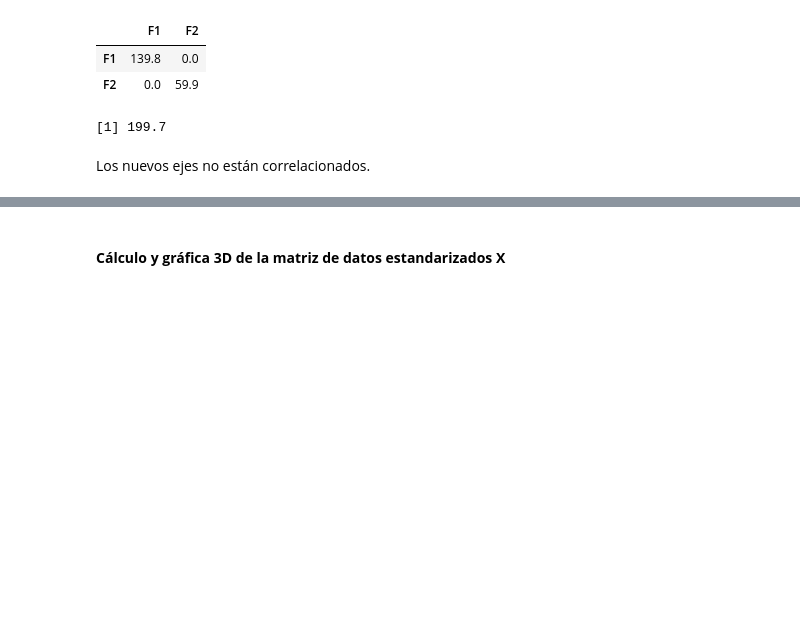
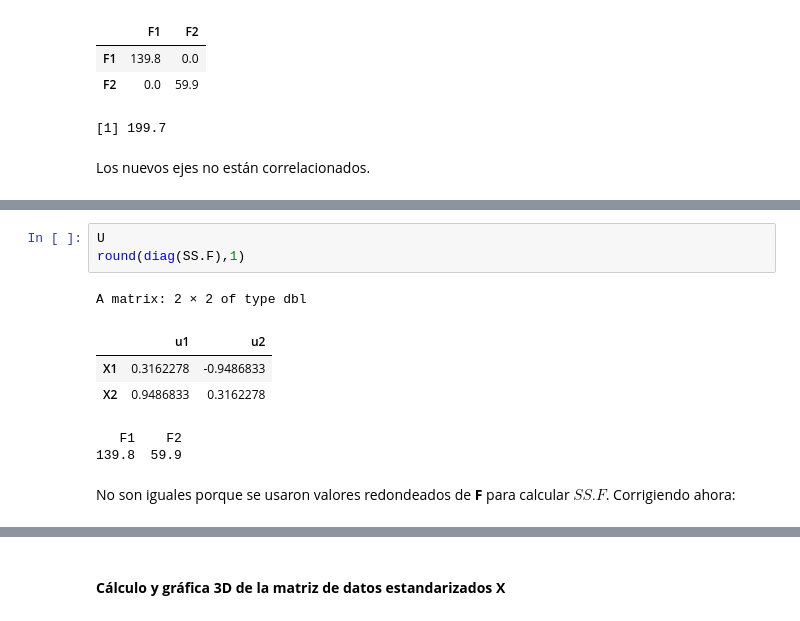
Before and after one commit to AprendizajeProfundo/diplomado-ciencia-de-datos, a Jupyter notebook: Metodos-exploratorios-mutlivariados/Cuadernos/ACPcienciaDatos.ipynb, the cells around one changed output, grey strips where cells are left out. Cells and saved outputs as stored; diff of their text form; blank space fills up the shorter version.

```diff
--- a/Metodos-exploratorios-mutlivariados/Cuadernos/ACPcienciaDatos.ipynb
+++ b/Metodos-exploratorios-mutlivariados/Cuadernos/ACPcienciaDatos.ipynb
@@ -299,0 +293,12 @@ Loading required package: scatterplot3d
+# %%
+U
+round(diag(SS.F),1)
+# %% [output]
+A matrix: 2 × 2 of type dbl
+|  | u1 | u2 |
+| X1 | 0.3162278 | -0.9486833 |
+| X2 | 0.9486833 | 0.3162278 |
+   F1    F2
+139.8  59.9
+# %% [markdown]
+No son iguales porque se usaron valores redondeados de **F** para calcular $SS.F$. Corrigiendo ahora:
```
Also changed, not shown: parts of 159 cells of this notebook.
